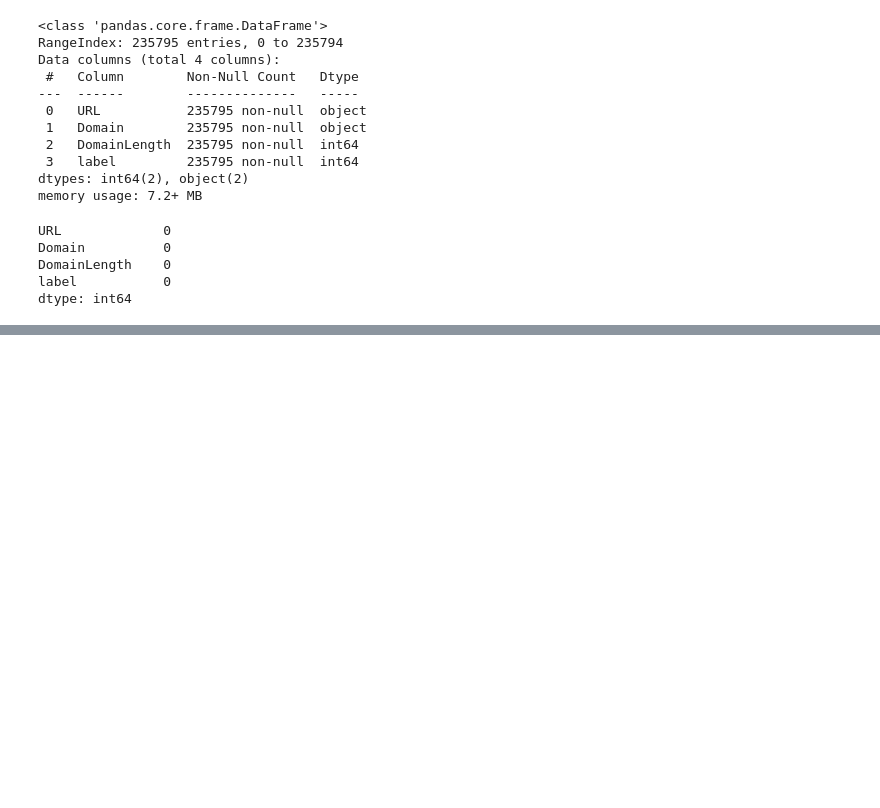
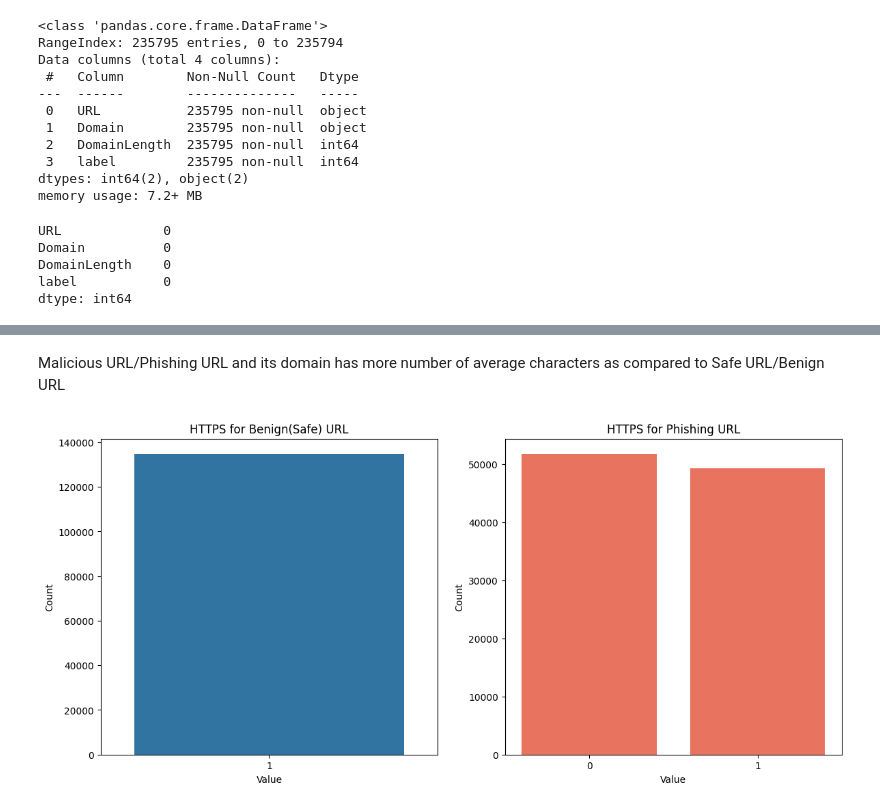
Before and after one commit to PrateekSinghh/phishing, a Jupyter notebook: main.ipynb, the cells around one changed output, grey strips where cells are left out. Drawn from its saved outputs; the diff is of its cells as text; code cells hidden in the pictures; blank space fills up the shorter version.

```diff
--- a/main.ipynb
+++ b/main.ipynb
@@ -134,0 +195,21 @@ df.sample(10)
+# %% [markdown]
+Malicious URL/Phishing URL and its domain has more number of average characters as compared to Safe URL/Benign URL
+# %%
+https_safe = df[df["label"] == 1]["is_HTTPS"]
+https_phish = df[df["label"] == 0]["is_HTTPS"]
+
+plt.figure(figsize = (14,6))
+plt.subplot(1,2,1)
+sns.countplot(x = https_safe)
+plt.ylabel("Count")
+plt.xlabel("Value")
+plt.title("HTTPS for Benign(Safe) URL")
+
+plt.subplot(1,2,2)
+sns.countplot(x = https_phish , color = "tomato", legend = False)
+plt.ylabel("Count")
+plt.xlabel("Value")
+plt.title("HTTPS for Phishing URL")
+plt.show()
+# %% [output]
+[figure, added]
```
Also changed, not shown: parts of 22 cells of this notebook.
